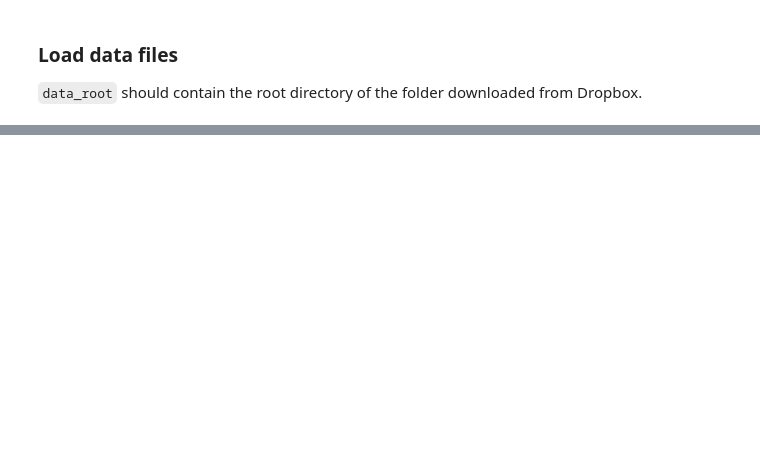
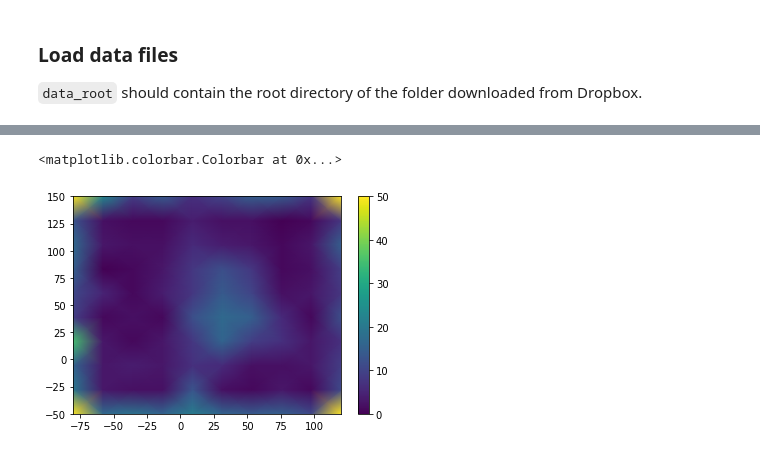
Before and after one commit to alihaydaroglu/swc-en-social, a Jupyter notebook: 9_freq_analysis.ipynb, the cells around one changed output, grey strips where cells are left out. Drawn from its saved outputs; the diff is of its cells as text; code cells hidden in the pictures; blank space fills up the shorter version.

```diff
--- a/9_freq_analysis.ipynb
+++ b/9_freq_analysis.ipynb
@@ -124,0 +228,6 @@ plt.plot(Sxx[6])
+# %%
+plt.pcolormesh(xx, yy, counts, shading='gouraud', vmin=0, vmax=50)
+plt.colorbar()
+# %% [output]
+<matplotlib.colorbar.Colorbar at 0x...>
+[figure, added]
```
Also changed, not shown: parts of 26 cells of this notebook, 3 other files.
